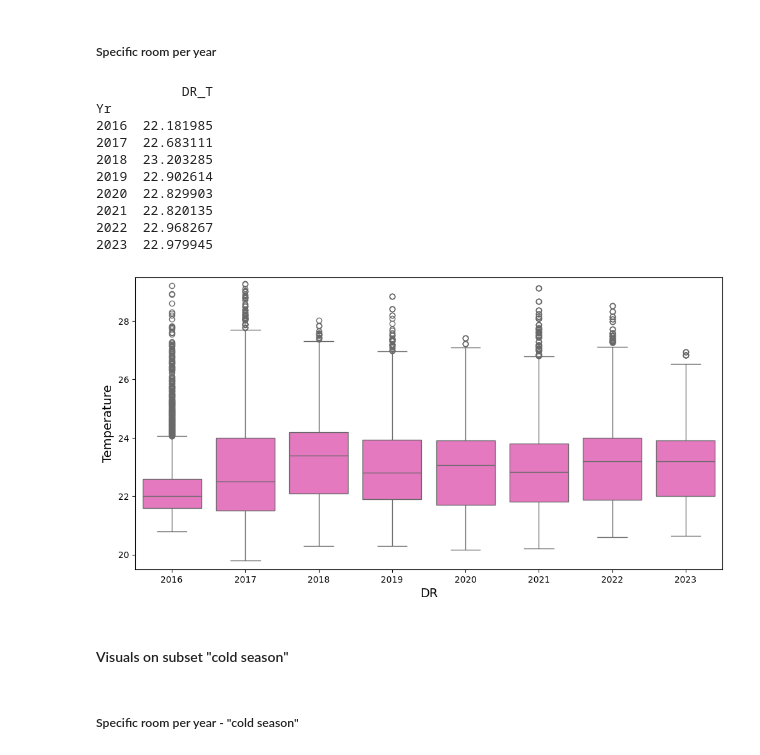
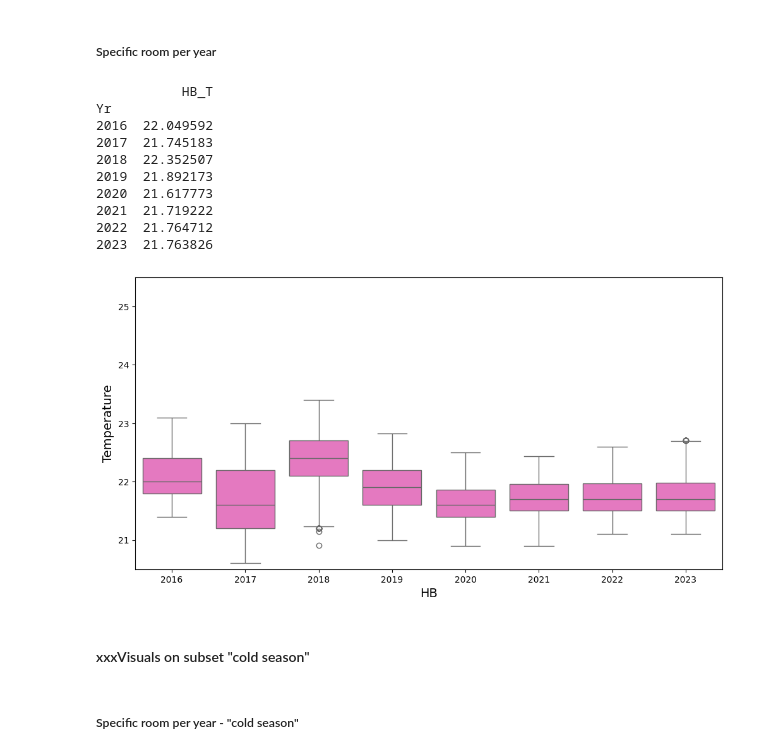
Before and after one commit to anemac1/BA_code, a Jupyter notebook: 31_analyse_basic.ipynb, the cells around one changed output. Cells and saved outputs as stored; diff of their text form; code cells hidden in the pictures.

```diff
--- a/31_analyse_basic.ipynb
+++ b/31_analyse_basic.ipynb
@@ -7,25 +7,34 @@ import csv
 import pandas as pd
 import numpy as np
 import os
+import time
 
 #global variables
+g_len_list = 10 #variable to show no of records in various steps
 debug = 0 #for a all (1) OR condensed output (0)
 
 ###### INPUTS
 path = 'S:/Andreas/FH/Technikum/BA/'  #including slash at the end!
 get = '50_Datasets/'
-put = '60_Datasets/'
+put = '60_Visuals/'
 
 filename = 'df_cs_90864.csv'
 delimiter = ','
 ###### ######
 
+if debug:
+    start_time = time.time()
+
 # 01 import data from csv
 print(f'> Fetching data...')
 data = csv.DictReader(open(path+get+filename, encoding="ISO8859"), delimiter=delimiter)
 df = pd.DataFrame(data)
-# to explicitly convert the date column to type DATETIME
+# explicitly convert the date column to type DATETIME
 df['UTC'] = pd.to_datetime(df['UTC']) #, utc=True)
+# all other columns make numbers
+for col in df.columns:
+    if not 'UTC' in col:
+        df[col] = pd.to_numeric(df[col])
 
 #set date column as index
 '''
@@ -35,15 +44,16 @@ df = df.asfreq(freq='10min') #when upsampling do a fill with specific value: df.
 # check the indices
 df.index
 '''
-#define other column(s) as number
-#df.iloc[:, 1] = pd.to_numeric(df.iloc[:, 1])  #temp gets values, not strings
 print(f'> {len(df.index)} lines into DF imported')
 
 # 02 make df smaller
 print(f'\n> Deleting unnecessary columns...')
-df = df.drop('OA_station', axis=1)
+#df.drop(list(df.filter(regex = '_FLAG')), axis = 1, inplace = True) #without copy
 print(f'...done')
+if debug:
+    print(f'> Script finished after running %.2f seconds.' % (time.time() - start_time))
 
+# 03 show data
 if debug:
     print(df.tail())
 df.info()
@@ -119,61 +144,63 @@ plt.show()
 # %% [markdown]
 ##### Specific room per year
 # %%
-c = 7    #11 HF  #7 DR  36 GL_temp
+# Define specific room (=column)
 ######
-cn = all_data.iloc[:, c].name
+cn = 'HB'
+######
+cnm = cn+'_T'
 # updating our dataFrame to have only one column as rest all columns are of no use for us at the moment
 # using .to_frame() to convert pandas series into dataframe.
-all_data[cn] = pd.to_numeric(all_data[cn])
-df_short = all_data[cn].to_frame()
+df[cnm] = pd.to_numeric(df[cnm])
+df_short = df[cnm].to_frame()
 
 # set date column as index
-df_short = df_short.set_index(pd.DatetimeIndex(pd.to_datetime(all_data.iloc[:, 0])))
+df_short = df_short.set_index(pd.DatetimeIndex(pd.to_datetime(df.iloc[:, 0])))
 df_short.sort_index(inplace=True)
 #df_short = df_short.asfreq(freq='10min')
 
 df_short['Yr'] = df_short.index.year.astype('category') #building a category on the index
 #print(df_short.dtypes)
 print(df_short.groupby('Yr', sort=False, observed=False).mean())
 
 # set category not only on mean per year but separate data per category to use further
 grp = df_short.groupby(df_short['Yr'], sort=False, observed=False).mean()
 
 def meanof(grp):
-    y = grp[cn].agg('mean')
+    y = grp[cnm].agg('mean')
     grp['Mean_Temp'] = y
     return grp
 
 df_short_yr = df_short.groupby('Yr', observed=False).apply(meanof)
 
 '''
 ###different colours
 #my_pal = {"2016": "g", "2017": "b", "2018":"m"}
 my_pal = {yr: "r" if yr == 2018 else "b" for yr in df_short_yr.yr.unique()}
 ax = sns.boxplot(x='yr', y=cn, hue='yr', data=df_short_yr, palette=my_pal, legend=False) #(x=all_data.index, y=all_data.columns, data=all_data)
 '''
 ###one specific colour
-ax = sns.boxplot(x='Yr', y=cn, data=df_short_yr, color='#f667c6')     #gl=darkgoldenrod; dr=#f667c6
+ax = sns.boxplot(x='Yr', y=cnm, data=df_short_yr, color='#f667c6')     #gl=darkgoldenrod; dr=#f667c6
 #'''
 
-ax.set_xlabel(cn.replace(r'_T', ''), fontsize=14)
+ax.set_xlabel(cn, fontsize=14)  #cnm.replace(r'_T', '')
 ax.set_ylabel("Temperature", fontsize=14)
-plt.ylim(19.5, 29.5)
+plt.ylim(20.5, 25.5)
 plt.show()
 # %% [output]
-           DR_T
+           HB_T
 Yr
-2016  22.181985
-2017  22.683111
-2018  23.203285
-2019  22.902614
-2020  22.829903
-2021  22.820135
-2022  22.968267
-2023  22.979945
+2016  22.049592
+2017  21.745183
+2018  22.352507
+2019  21.892173
+2020  21.617773
+2021  21.719222
+2022  21.764712
+2023  21.763826
-[figure, old version]
+[figure, new version]
 # %% [markdown]
-#### Visuals on subset "cold season"
+#### xxxVisuals on subset "cold season"
 # %%
 all_data_float = subset2.select_dtypes(include=[float])
 all_data_float = all_data_float.filter(regex='T')
```
Also changed, not shown: parts of 10 cells of this notebook, 1 other file.
